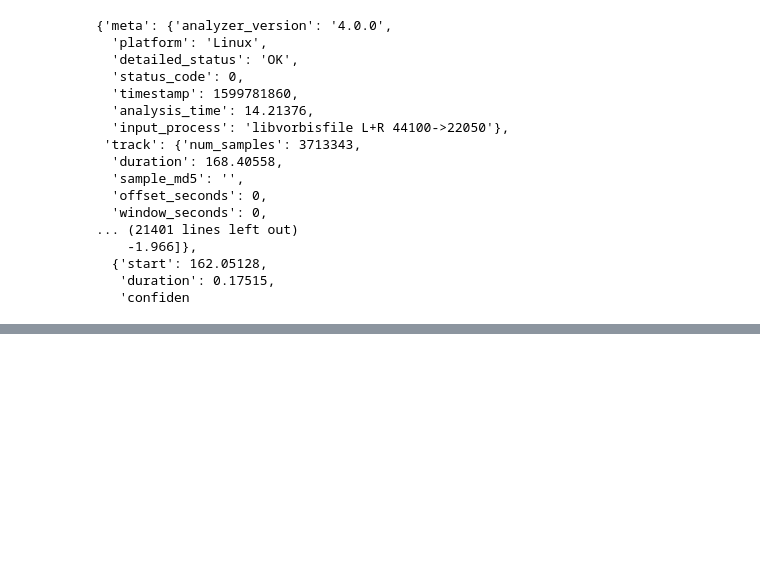
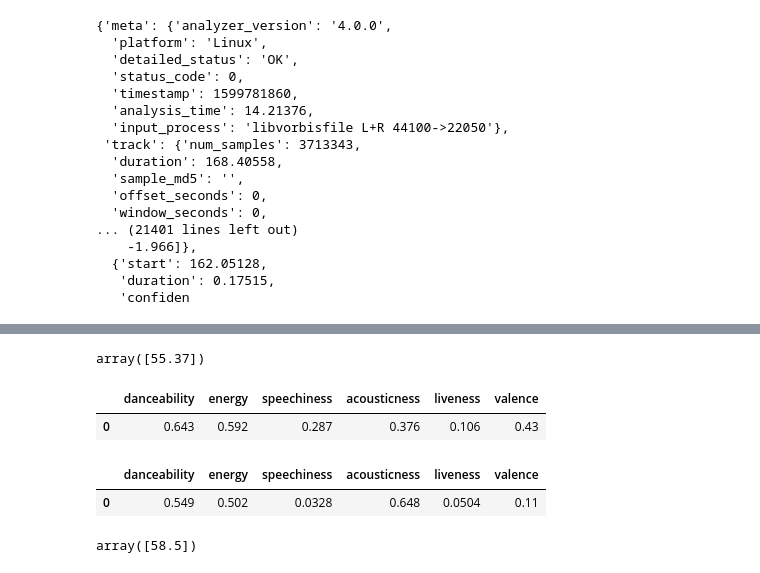
Before and after one commit to Thrakrien/spotify-best-songs, a Jupyter notebook: notebooks/requests.ipynb, the cells around one changed output, grey strips where cells are left out. Cells and saved outputs as stored; diff of their text form; code cells hidden in the pictures; blank space fills up the shorter version.

```diff
--- a/notebooks/requests.ipynb
+++ b/notebooks/requests.ipynb
@@ -169,0 +196,6 @@ TypeError: unhashable type: 'list'
+# %%
+doidera = pd.DataFrame(selected_data,index=[0])
+# %%
+loaded_model.predict(doidera)
+# %% [output]
+array([55.37])
@@ -169,0 +223,37 @@ TypeError: unhashable type: 'list'
+# %%
+def search_music(music):
+    musica1 = sp.search(q=str(music),type='track')
+    batata1 = pd.DataFrame.from_dict(musica1,orient='index')
+    batata1 = batata1.explode('items')
+    batata1 = batata1['items'][0]
+
+    idzinho = batata1['id']
+
+    audiozinho = sp.audio_features(idzinho)[0]
+
+    selected_data = {
+    'danceability': audiozinho['danceability'],
+    'energy': audiozinho['energy'],
+    'speechiness': audiozinho['speechiness'],
+    'acousticness': audiozinho['acousticness'],
+    'liveness': audiozinho['liveness'],
+    'valence':audiozinho['valence']
+    }
+
+
+    doidera = pd.DataFrame(selected_data,index=[0])
+    return doidera
+# %%
+search_music('mc poze tropa do sabio')
+# %% [output]
+|  | danceability | energy | speechiness | acousticness | liveness | valence |
+| 0 | 0.643 | 0.592 | 0.287 | 0.376 | 0.106 | 0.43 |
+# %%
+search_music('toe goodbye')
+# %% [output]
+|  | danceability | energy | speechiness | acousticness | liveness | valence |
+| 0 | 0.549 | 0.502 | 0.0328 | 0.648 | 0.0504 | 0.11 |
+# %%
+loaded_model.predict(search_music('toe goodbye'))
+# %% [output]
+array([58.5])
```
Also changed, not shown: parts of 9 cells of this notebook, 4 other files.
